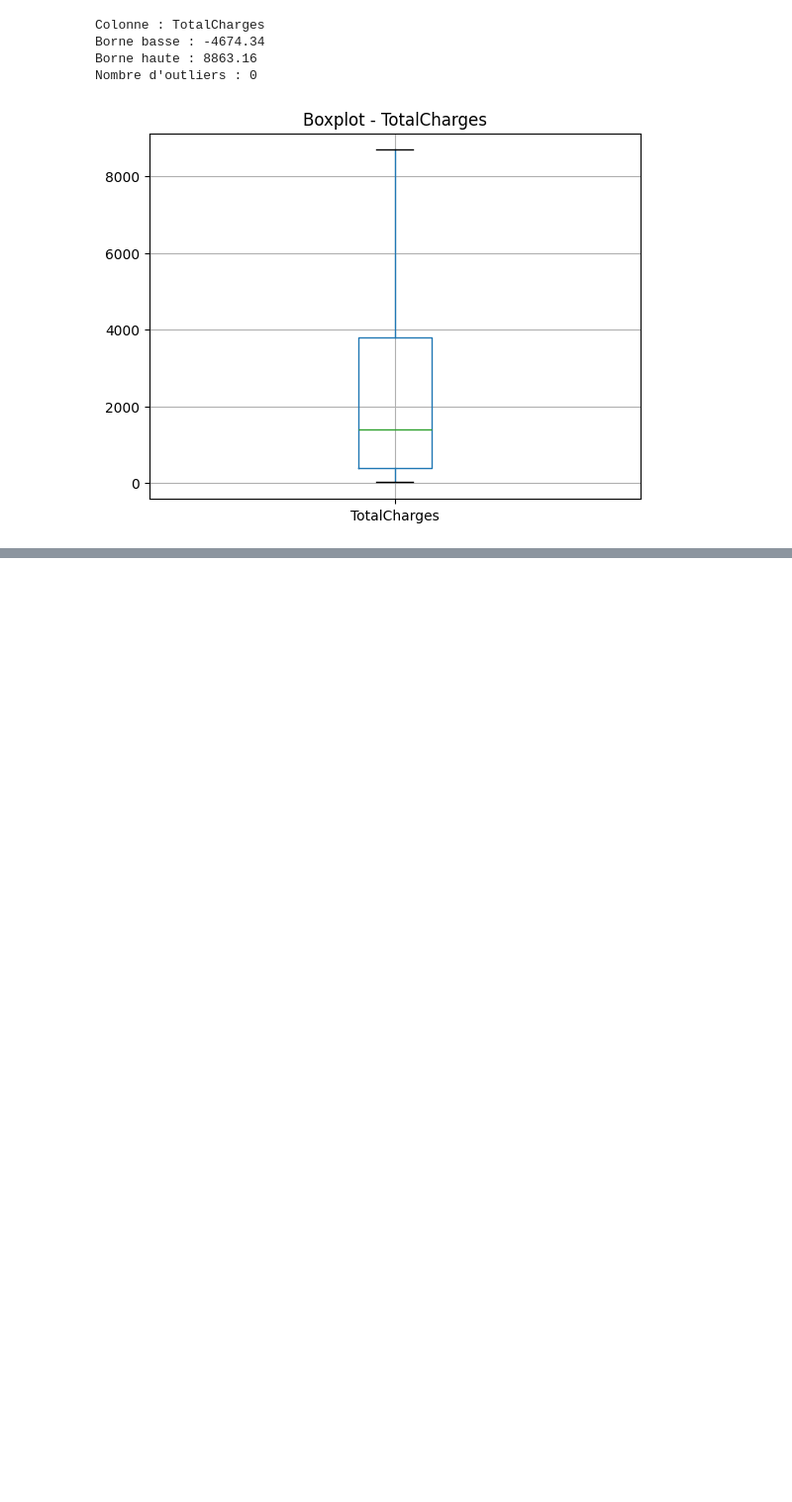
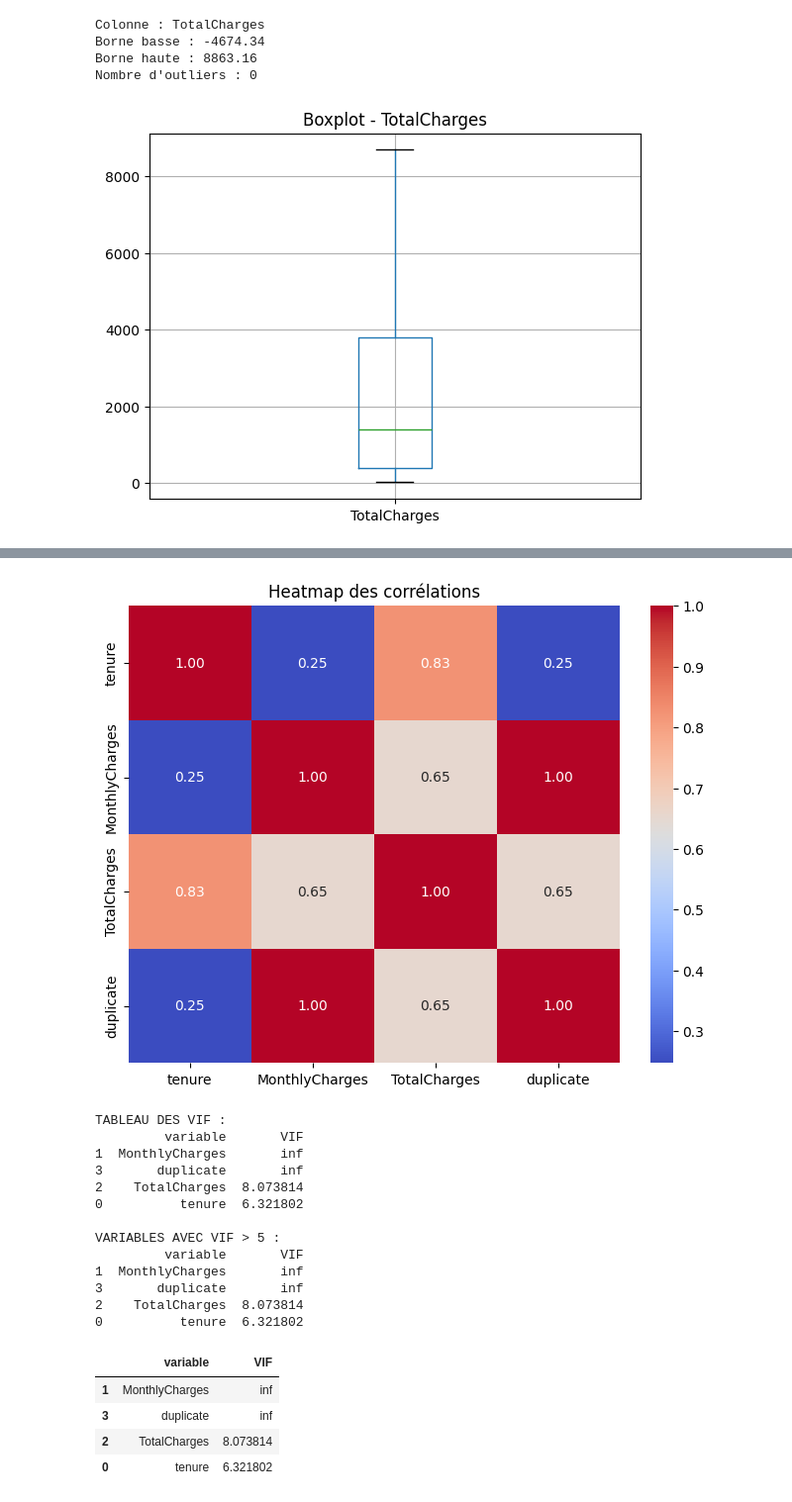
Before and after one commit to HoniTahina/-arene-des-algos-Tahina-HONI-RIKA, a Jupyter notebook: Telco_Customer_Churn.ipynb, the cells around one changed output, grey strips where cells are left out. Shown at 99% size. Saved outputs shown, nothing was run; the diff lists cells and outputs as text; code cells hidden in the pictures; blank space fills up the shorter version.

```diff
--- a/Telco_Customer_Churn.ipynb
+++ b/Telco_Customer_Churn.ipynb
@@ -286,0 +355,26 @@ Nombre d'outliers : 0
+# %%
+#cas edge
+df_test = df.copy()
+df_test["duplicate"] = df_test["MonthlyCharges"]
+
+rapport_multicolinearite(df_test, ["tenure", "MonthlyCharges", "TotalCharges", "duplicate"])
+# %% [output]
+[figure, added]
+TABLEAU DES VIF :
+         variable       VIF
+1  MonthlyCharges       inf
+3       duplicate       inf
+2    TotalCharges  8.073814
+0          tenure  6.321802
+
+VARIABLES AVEC VIF > 5 :
+         variable       VIF
+1  MonthlyCharges       inf
+3       duplicate       inf
+2    TotalCharges  8.073814
+0          tenure  6.321802
+|  | variable | VIF |
+| 1 | MonthlyCharges | inf |
+| 3 | duplicate | inf |
+| 2 | TotalCharges | 8.073814 |
+| 0 | tenure | 6.321802 |
```
Also changed, not shown: parts of 4 cells of this notebook.
